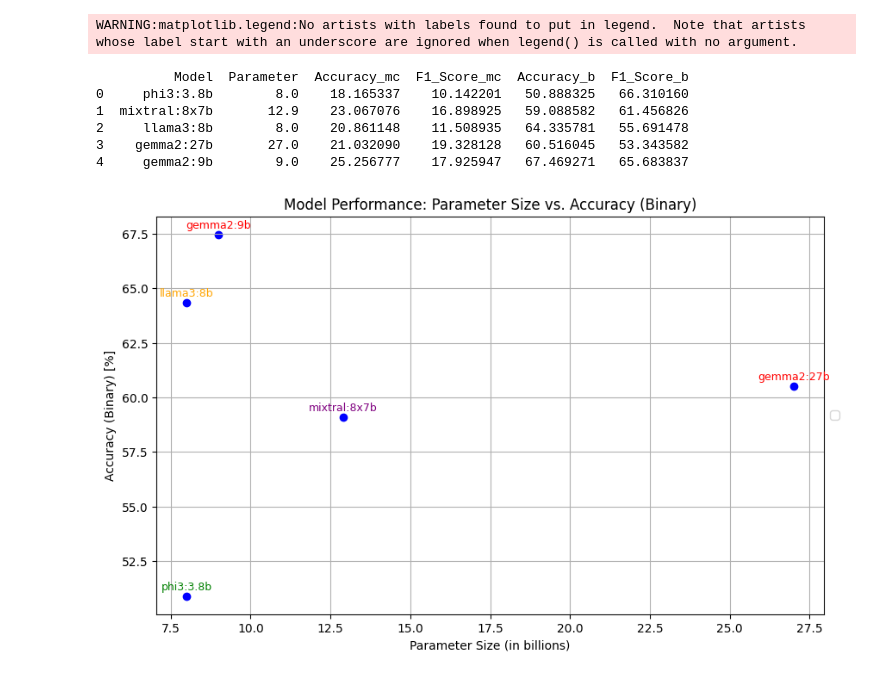
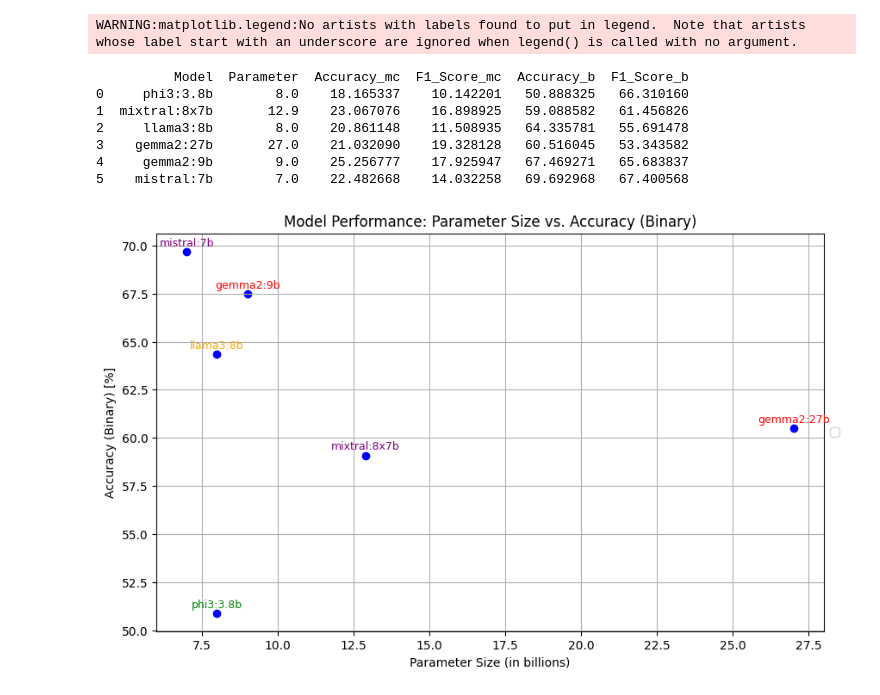
Before and after one commit to basakbozkurt/fact_checking, a Jupyter notebook: metrics_graph.ipynb, the cells around one changed output. Saved outputs shown, nothing was run; the diff lists cells and outputs as text; code cells hidden in the pictures.

```diff
--- a/metrics_graph.ipynb
+++ b/metrics_graph.ipynb
@@ -6,12 +6,12 @@ import matplotlib.pyplot as plt
 
 
 data = {
-    'Model': ['phi3:3.8b', 'mixtral:8x7b', 'llama3:8b', 'gemma2:27b', 'gemma2:9b'],
-    'Parameter': [8, 12.9, 8, 27, 9],
-    'Accuracy_mc': [0.18165337200870196, 0.23067076292882743, 0.2086114819759679, 0.2103209019947962, 0.25256777235224787],
-    'F1_Score_mc': [0.1014220123017006, 0.1689892501611514, 0.11508935034843315, 0.19328128116342136, 0.17925947288255492],
-    'Accuracy_b': [0.5088832487309645, 0.5908858166922683, 0.6433578104138852, 0.6051604509973981, 0.6746927092103048],
-    'F1_Score_b': [0.6631016042780749, 0.6145682585624699, 0.5569147833298776, 0.5334358186010761, 0.6568383658969804]
+    'Model': ['phi3:3.8b', 'mixtral:8x7b', 'llama3:8b', 'gemma2:27b', 'gemma2:9b', 'mistral:7b'],
+    'Parameter': [8, 12.9, 8, 27, 9, 7],
+    'Accuracy_mc': [0.18165337200870196, 0.23067076292882743, 0.2086114819759679, 0.2103209019947962, 0.25256777235224787, 0.2248266754704523],
+    'F1_Score_mc': [0.1014220123017006, 0.1689892501611514, 0.11508935034843315, 0.19328128116342136, 0.17925947288255492,  0.140322578795139],
+    'Accuracy_b': [0.5088832487309645, 0.5908858166922683, 0.6433578104138852, 0.6051604509973981, 0.6746927092103048, 0.6969296797622978],
+    'F1_Score_b': [0.6631016042780749, 0.6145682585624699, 0.5569147833298776, 0.5334358186010761, 0.6568383658969804, 0.6740056818181818]
 }
 
 
@@ -24,11 +24,16 @@ df[['Accuracy_mc', 'F1_Score_mc', 'Accuracy_b', 'F1_Score_b']] = df[['Accuracy_m
 print(df)
 
 
+
+selected_models = ['phi3:3.8b', 'mixtral:8x7b', 'llama3:8b', 'mistral:7b']
+selected_df_mc = df[df['Model'].isin(selected_models)].sort_values(by='Accuracy_mc')
+selected_df_b = df[df['Model'].isin(selected_models)].sort_values(by='Accuracy_b')
+
 label_colors = []
 for model in df['Model']:
     if 'phi' in model:
         label_colors.append('green')
-    elif 'mixtral' in model:
+    elif 'mixtral' in model or 'mistral' in model:
         label_colors.append('purple')
     elif 'llama' in model:
         label_colors.append('orange')
@@ -38,6 +43,7 @@ for model in df['Model']:
         label_colors.append('black')
 
 
+
 plt.figure(figsize=(10, 6))
 plt.scatter(df['Parameter'], df['Accuracy_mc'], color='blue')
 
@@ -45,7 +51,7 @@ for i, row in df.iterrows():
     plt.text(row['Parameter'], row['Accuracy_mc'] + 0.15, row['Model'], fontsize=9, ha='center', color=label_colors[i])
 
 
-plt.plot(selected_df['Parameter'], selected_df['Accuracy_mc'], linestyle='--', color='black', marker='o')
+plt.plot(selected_df_mc['Parameter'], selected_df_mc['Accuracy_mc'], linestyle='--', color='black', marker='o')
 
 plt.xlabel('Parameter Size (in billions)')
 plt.ylabel('Accuracy (Multiclass) [%]')
@@ -65,40 +72,29 @@ WARNING:matplotlib.legend:No artists with labels found to put in legend.  Note t
 # %%
 print(df)
 
-label_colors = []
-for model in df['Model']:
-    if 'phi' in model:
-        label_colors.append('green')
-    elif 'mixtral' in model:
-        label_colors.append('purple')
-    elif 'llama' in model:
-        label_colors.append('orange')
-    elif 'gemma' in model:
-        label_colors.append('red')
-    else:
-        label_colors.append('black')
 
 plt.figure(figsize=(10, 6))
 plt.scatter(df['Parameter'], df['Accuracy_b'], color='blue')
 
 for i, row in df.iterrows():
     plt.text(row['Parameter'], row['Accuracy_b'] + 0.30, row['Model'], fontsize=9, ha='center', color=label_colors[i])
 
 plt.xlabel('Parameter Size (in billions)')
 plt.ylabel('Accuracy (Binary) [%]')
 plt.title('Model Performance: Parameter Size vs. Accuracy (Binary)')
 plt.legend(loc='center left', bbox_to_anchor=(1, 0.5))
 plt.grid(True)
 plt.show()
 # %% [output]
 WARNING:matplotlib.legend:No artists with labels found to put in legend.  Note that artists whose label start with an underscore are ignored when legend() is called with no argument.
           Model  Parameter  Accuracy_mc  F1_Score_mc  Accuracy_b  F1_Score_b
 0     phi3:3.8b        8.0    18.165337    10.142201   50.888325   66.310160
 1  mixtral:8x7b       12.9    23.067076    16.898925   59.088582   61.456826
 2     llama3:8b        8.0    20.861148    11.508935   64.335781   55.691478
 3    gemma2:27b       27.0    21.032090    19.328128   60.516045   53.343582
 4     gemma2:9b        9.0    25.256777    17.925947   67.469271   65.683837
+5    mistral:7b        7.0    22.482668    14.032258   69.692968   67.400568
-[figure, old version]
+[figure, new version]
 # %%
 print(df)
 
```
Also changed, not shown: parts of 2 cells of this notebook.
